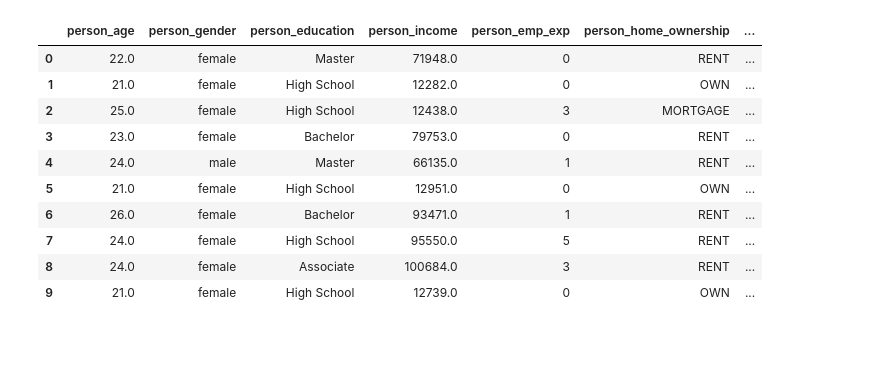
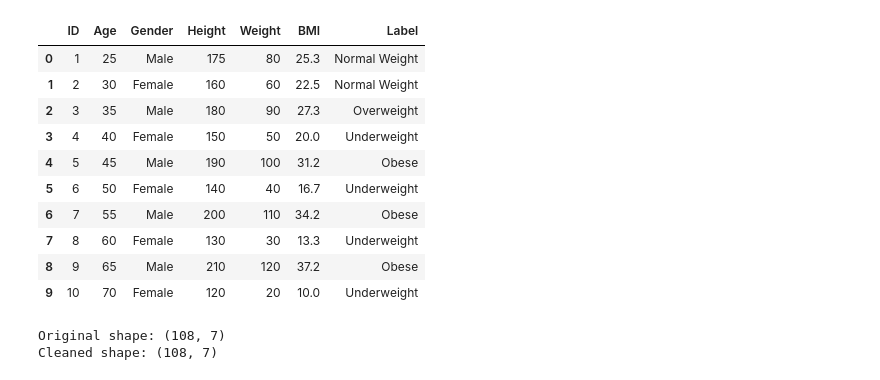
Before and after one commit to FrunzyR/scikit-learn-project, a Jupyter notebook: classification/classification-algorithm.ipynb, the cells around one changed output. Drawn from its saved outputs; the diff is of its cells as text; code cells hidden in the pictures; blank space fills up the shorter version.

```diff
--- a/classification/classification-algorithm.ipynb
+++ b/classification/classification-algorithm.ipynb
@@ -4,17 +4,26 @@ import seaborn as sns
 import matplotlib.pyplot as plt
 from sklearn.model_selection import train_test_split
 # %%
-df = pd.read_csv("../classification/loan_data_classification.csv")
+df = pd.read_csv("../classification/obesity_classification.csv")
 df.head(10)
 # %% [output]
-|  | person_age | person_gender | person_education | person_income | person_emp_exp | person_home_ownership | ... |
-| 0 | 22.0 | female | Master | 71948.0 | 0 | RENT | ... |
-| 1 | 21.0 | female | High School | 12282.0 | 0 | OWN | ... |
-| 2 | 25.0 | female | High School | 12438.0 | 3 | MORTGAGE | ... |
-| 3 | 23.0 | female | Bachelor | 79753.0 | 0 | RENT | ... |
-| 4 | 24.0 | male | Master | 66135.0 | 1 | RENT | ... |
-| 5 | 21.0 | female | High School | 12951.0 | 0 | OWN | ... |
-| 6 | 26.0 | female | Bachelor | 93471.0 | 1 | RENT | ... |
-| 7 | 24.0 | female | High School | 95550.0 | 5 | RENT | ... |
-| 8 | 24.0 | female | Associate | 100684.0 | 3 | RENT | ... |
-| 9 | 21.0 | female | High School | 12739.0 | 0 | OWN | ... |
+|  | ID | Age | Gender | Height | Weight | BMI | Label |
+| 0 | 1 | 25 | Male | 175 | 80 | 25.3 | Normal Weight |
+| 1 | 2 | 30 | Female | 160 | 60 | 22.5 | Normal Weight |
+| 2 | 3 | 35 | Male | 180 | 90 | 27.3 | Overweight |
+| 3 | 4 | 40 | Female | 150 | 50 | 20.0 | Underweight |
+| 4 | 5 | 45 | Male | 190 | 100 | 31.2 | Obese |
+| 5 | 6 | 50 | Female | 140 | 40 | 16.7 | Underweight |
+| 6 | 7 | 55 | Male | 200 | 110 | 34.2 | Obese |
+| 7 | 8 | 60 | Female | 130 | 30 | 13.3 | Underweight |
+| 8 | 9 | 65 | Male | 210 | 120 | 37.2 | Obese |
+| 9 | 10 | 70 | Female | 120 | 20 | 10.0 | Underweight |
+# %%
+df_cleaned = df.dropna()
+df_cleaned = df_cleaned.drop_duplicates()
+
+print(f"Original shape: {df.shape}")
+print(f"Cleaned shape: {df_cleaned.shape}")
+# %% [output]
+Original shape: (108, 7)
+Cleaned shape: (108, 7)
```
Also changed, not shown: parts of 10 cells of this notebook, 5 other files.
